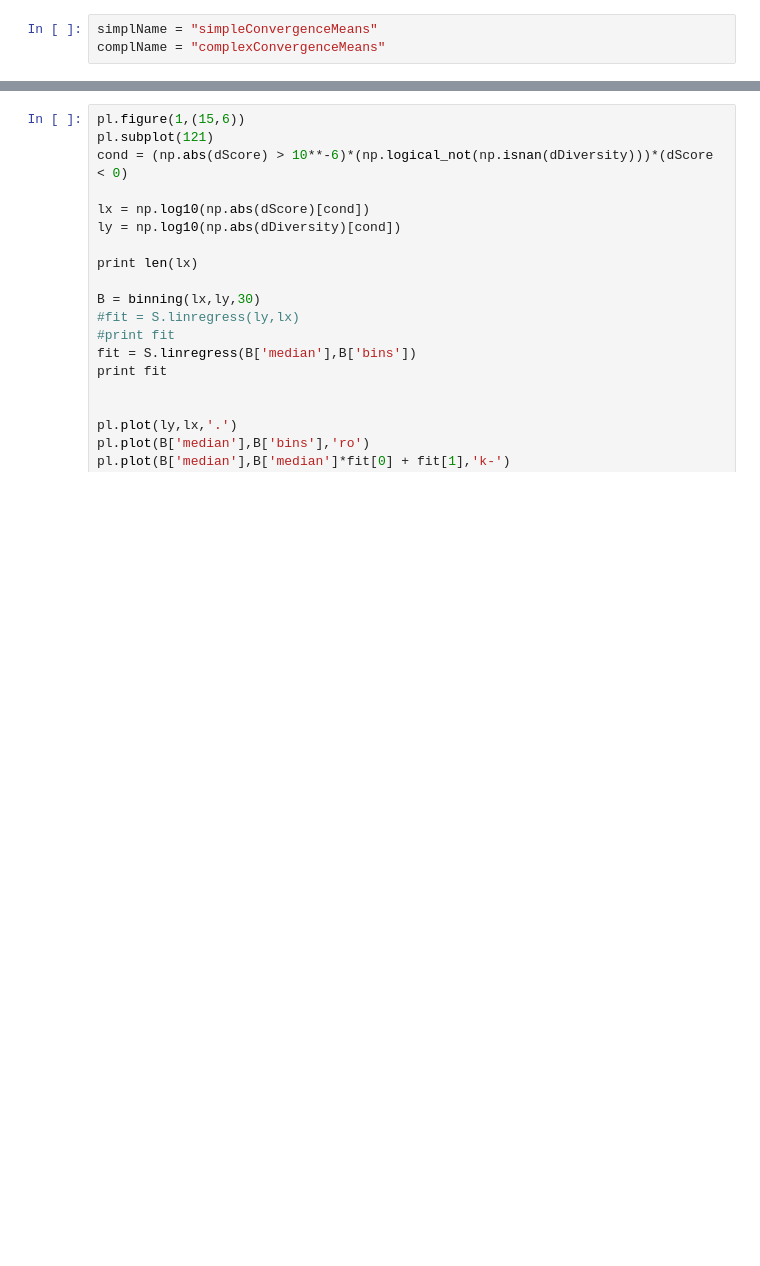
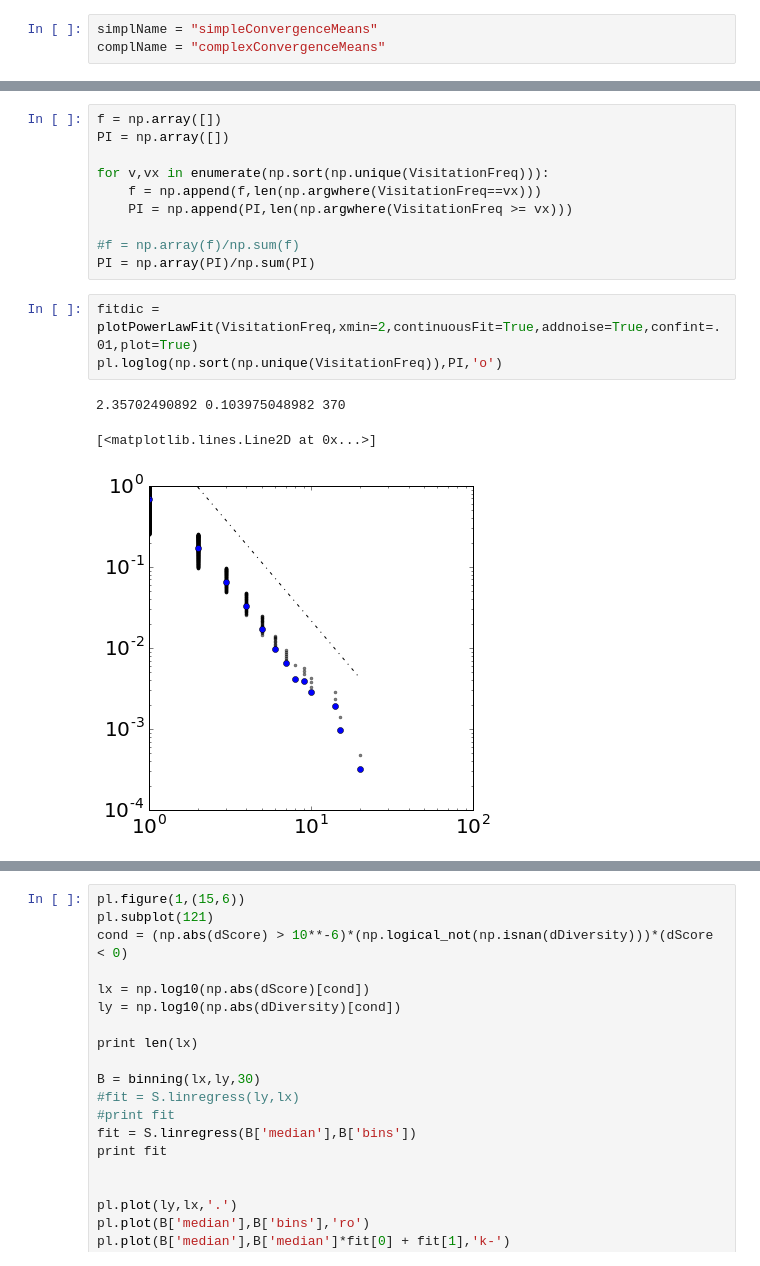
Before and after one commit to wazaahhh/bayesLearn, a Jupyter notebook: scripts/bayesLearn.ipynb, the cells around one changed output, grey strips where cells are left out. Cells and saved outputs as stored; diff of their text form; blank space fills up the shorter version.

```diff
--- a/scripts/bayesLearn.ipynb
+++ b/scripts/bayesLearn.ipynb
@@ -292,0 +301,17 @@ pl.ylabel("CCDF")
+# %%
+f = np.array([])
+PI = np.array([])
+
+for v,vx in enumerate(np.sort(np.unique(VisitationFreq))):
+    f = np.append(f,len(np.argwhere(VisitationFreq==vx)))
+    PI = np.append(PI,len(np.argwhere(VisitationFreq >= vx)))
+
+#f = np.array(f)/np.sum(f)
+PI = np.array(PI)/np.sum(PI)
+# %%
+fitdic = plotPowerLawFit(VisitationFreq,xmin=2,continuousFit=True,addnoise=True,confint=.01,plot=True)
+pl.loglog(np.sort(np.unique(VisitationFreq)),PI,'o')
+# %% [output]
+2.35702490892 0.103975048982 370
+[<matplotlib.lines.Line2D at 0x...>]
+[figure, added]
```
Also changed, not shown: parts of 59 cells of this notebook, 7 other files.
